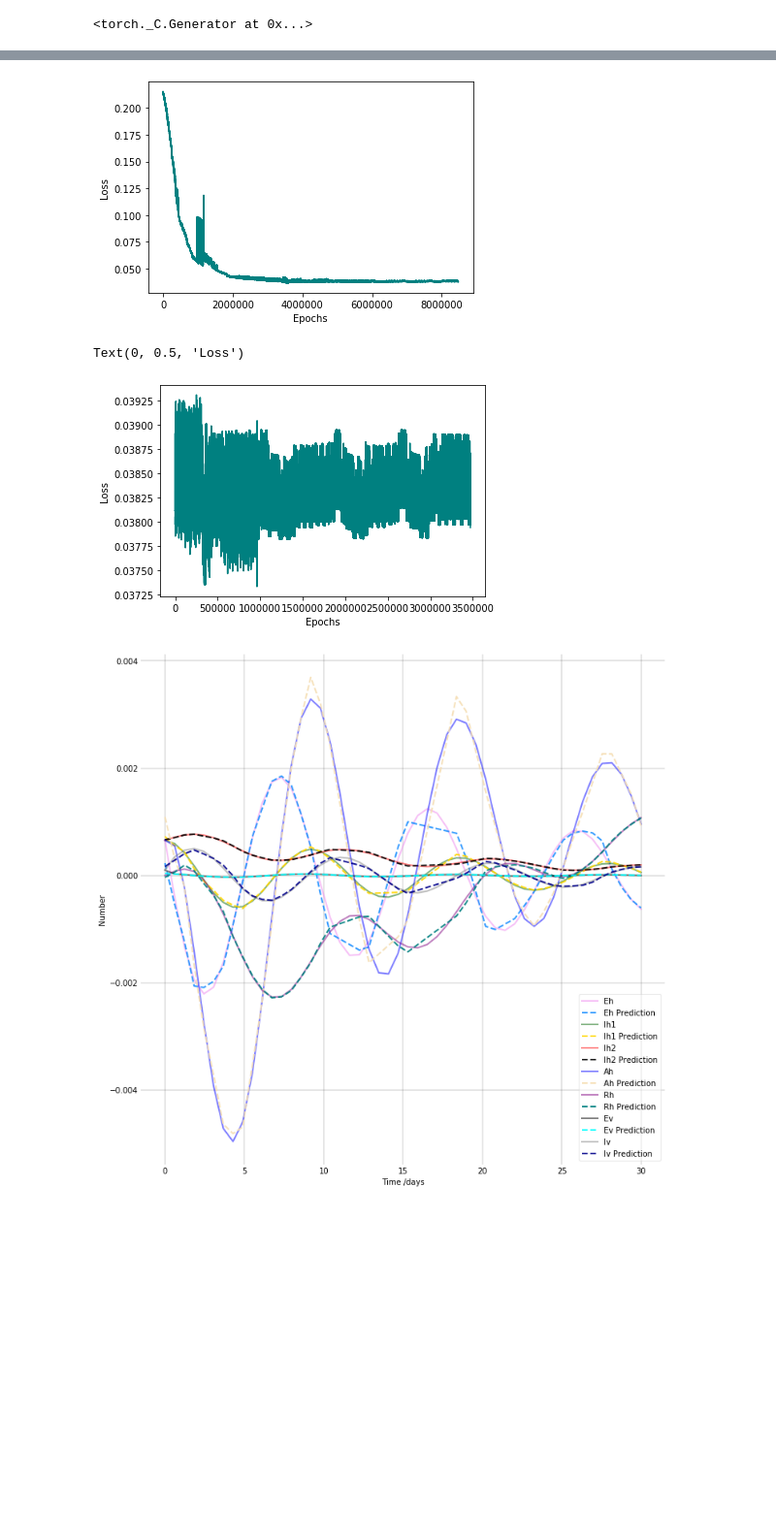
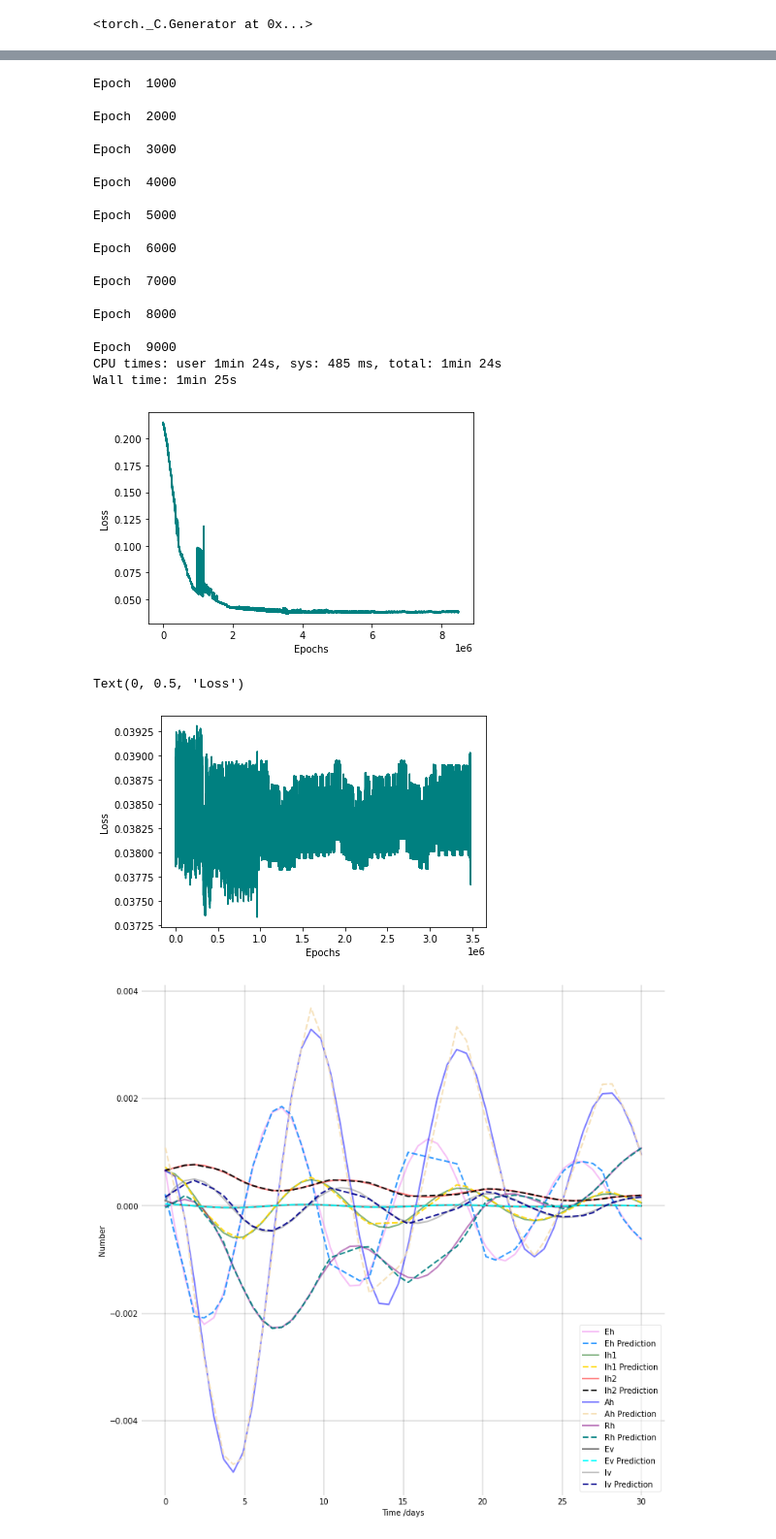
Before and after one commit to Shaier/DINN, a Jupyter notebook: Diseases/zika/zika.ipynb, the cells around one changed output, grey strips where cells are left out. Shown at 97% size. Cells and saved outputs as stored; diff of their text form; code cells hidden in the pictures; blank space fills up the shorter version.

Commit message:
cleaned plots

```diff
--- a/Diseases/zika/zika.ipynb
+++ b/Diseases/zika/zika.ipynb
@@ -392,14 +392,14 @@ scheduler = torch.optim.lr_scheduler.CyclicLR(dinn.optimizer, base_lr=1e-9, max_
 dinn.scheduler = scheduler
 
 try:
-  Sh_pred_list, Eh_pred_list, Ih1_pred_list, Ih2_pred_list, Ah_pred_list, Rh_pred_list, Sv_pred_list, Ev_pred_list, Iv_pred_list = dinn.train(1) #train
+  Sh_pred_list, Eh_pred_list, Ih1_pred_list, Ih2_pred_list, Ah_pred_list, Rh_pred_list, Sv_pred_list, Ev_pred_list, Iv_pred_list = dinn.train(10000) #train
 except EOFError:
   if dinn.save == 2:
     dinn.save = 3
-    Sh_pred_list, Eh_pred_list, Ih1_pred_list, Ih2_pred_list, Ah_pred_list, Rh_pred_list, Sv_pred_list, Ev_pred_list, Iv_pred_list = dinn.train(1) #train
+    Sh_pred_list, Eh_pred_list, Ih1_pred_list, Ih2_pred_list, Ah_pred_list, Rh_pred_list, Sv_pred_list, Ev_pred_list, Iv_pred_list = dinn.train(10000) #train
   elif dinn.save == 3:
     dinn.save = 2
-    Sh_pred_list, Eh_pred_list, Ih1_pred_list, Ih2_pred_list, Ah_pred_list, Rh_pred_list, Sv_pred_list, Ev_pred_list, Iv_pred_list = dinn.train(1) #train
+    Sh_pred_list, Eh_pred_list, Ih1_pred_list, Ih2_pred_list, Ah_pred_list, Rh_pred_list, Sv_pred_list, Ev_pred_list, Iv_pred_list = dinn.train(10000) #train
 # %% [output]
 loading pre-trained model...
 loaded previous loss:  tensor(0.0380, dtype=torch.float64, requires_grad=True)
@@ -413,11 +411,30 @@ Wall time: 6.81 s
+Epoch  1000
+
+Epoch  2000
+
+Epoch  3000
+
+Epoch  4000
+
+Epoch  5000
+
+Epoch  6000
+
+Epoch  7000
+
+Epoch  8000
+
+Epoch  9000
+CPU times: user 1min 24s, sys: 485 ms, total: 1min 24s
+Wall time: 1min 25s
-[figure, old version]
+[figure, new version]
 # %%
 plt.plot(dinn.losses[5000000:], color = 'teal')
 plt.xlabel('Epochs')
 plt.ylabel('Loss')
 # %% [output]
 Text(0, 0.5, 'Loss')
-[figure, old version]
+[figure, new version]
 # %%
 fig = plt.figure(figsize=(12,12))
 
```
Also changed, not shown: parts of 4 cells of this notebook, 2 other files.
